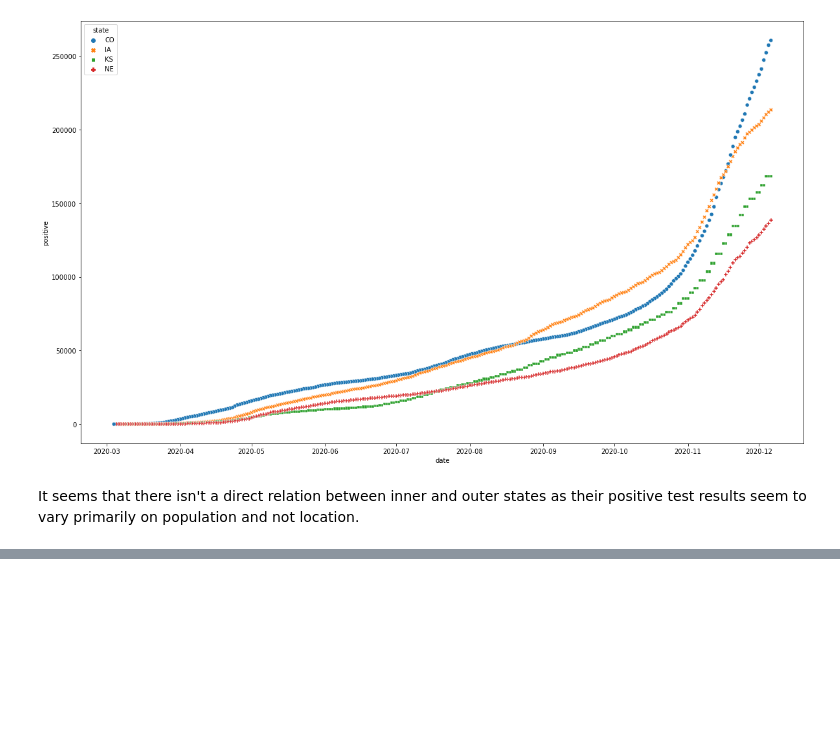
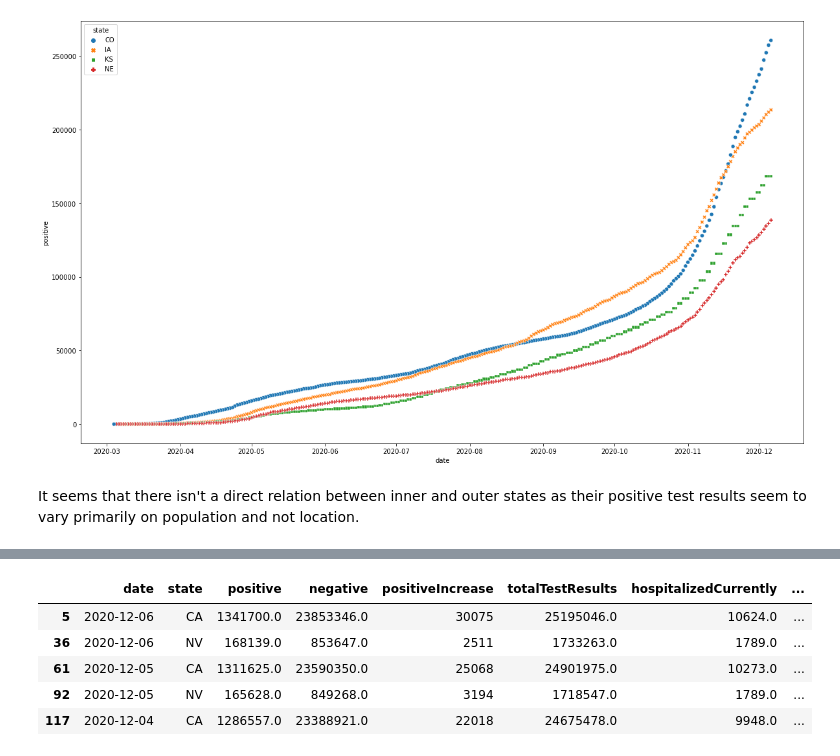
Before and after one commit to gianmillare/Covid-19-US-Analysis, a Jupyter notebook: COVID-19 Analysis.ipynb, the cells around one changed output, grey strips where cells are left out. Saved outputs shown, nothing was run; the diff lists cells and outputs as text; code cells hidden in the pictures; blank space fills up the shorter version.

Commit message:
created next step in analysis, analyzing states with longer lockdown periods against shorter lockdown periods

```diff
--- a/COVID-19 Analysis.ipynb
+++ b/COVID-19 Analysis.ipynb
@@ -246,0 +254,12 @@ It seems that there isn't a direct relation between inner and outer states as th
+# %%
+# California (longest lockdown) vs Nevada (shorter lockdown ~1 month)
+
+ca_vs_nv = covid[covid.state.isin(["CA", "NV"])]
+ca_vs_nv.head()
+# %% [output]
+|  | date | state | positive | negative | positiveIncrease | totalTestResults | hospitalizedCurrently | ... |
+| 5 | 2020-12-06 | CA | 1341700.0 | 23853346.0 | 30075 | 25195046.0 | 10624.0 | ... |
+| 36 | 2020-12-06 | NV | 168139.0 | 853647.0 | 2511 | 1733263.0 | 1789.0 | ... |
+| 61 | 2020-12-05 | CA | 1311625.0 | 23590350.0 | 25068 | 24901975.0 | 10273.0 | ... |
+| 92 | 2020-12-05 | NV | 165628.0 | 849268.0 | 3194 | 1718547.0 | 1789.0 | ... |
+| 117 | 2020-12-04 | CA | 1286557.0 | 23388921.0 | 22018 | 24675478.0 | 9948.0 | ... |
```
Also changed, not shown: parts of 2 cells of this notebook.
